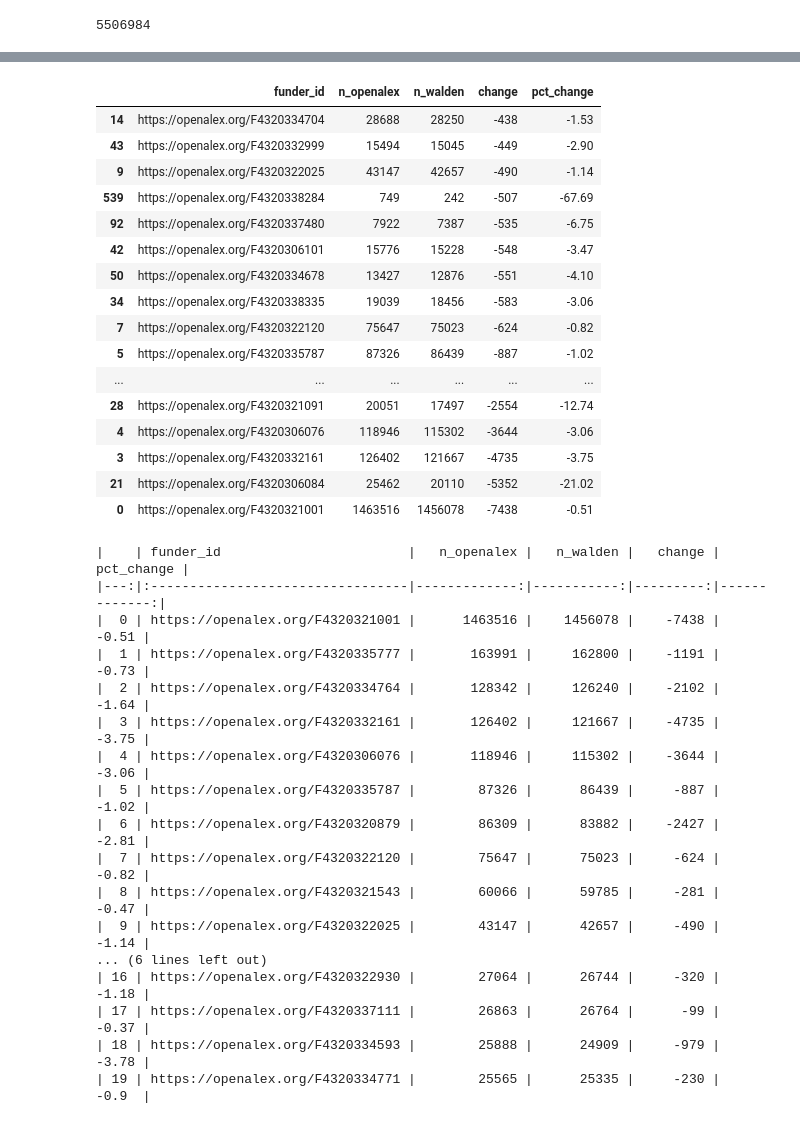
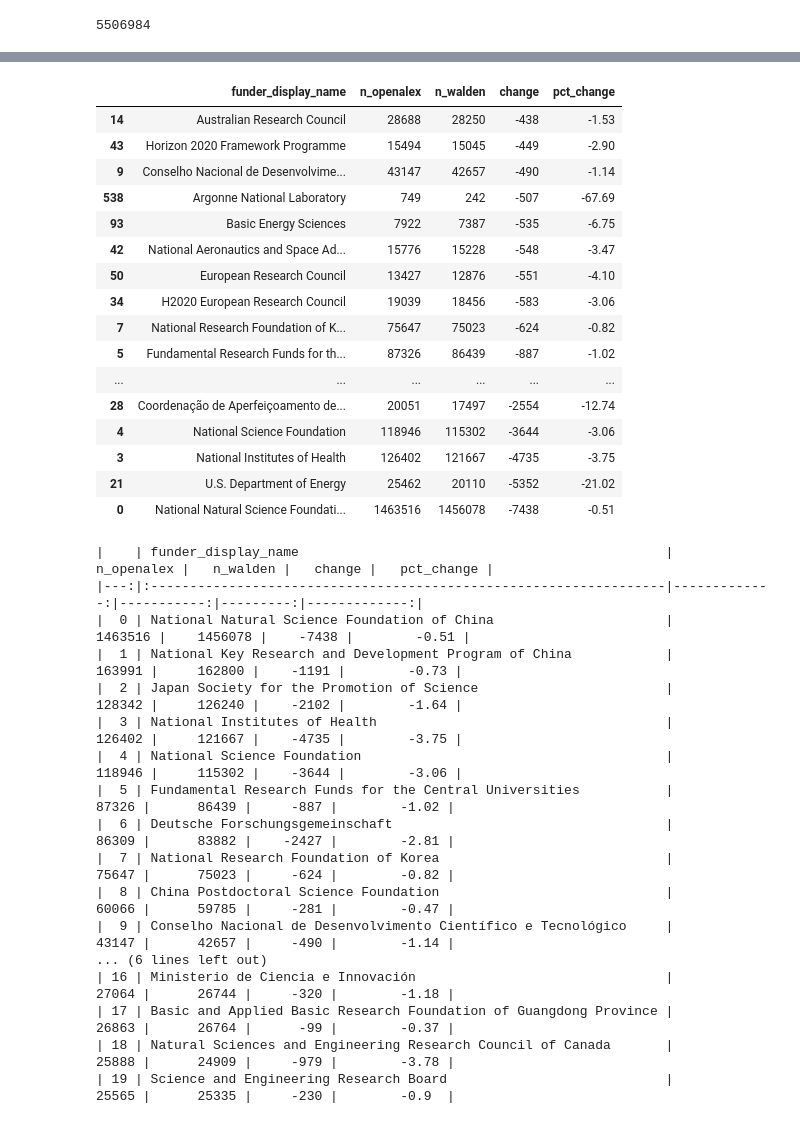
Before and after one commit to naustica/openalex_walden_analysis, a Jupyter notebook: Codebook.ipynb, the cells around one changed output, grey strips where cells are left out. Cells and saved outputs as stored; diff of their text form; code cells hidden in the pictures.

```diff
--- a/Codebook.ipynb
+++ b/Codebook.ipynb
@@ -781,10 +781,10 @@ print(calculate_changes(oal_by_index_all_explode, walden_by_index_all_explode, o
 |  1 | pubmed       |      4572091 |    4451665 |  -120426 | -2.63        |
 # %%
 oal_grants = client.query(f"""
-                           SELECT COUNT(grant.award_id) AS n, grant.funder AS funder_id
+                           SELECT COUNT(grant.award_id) AS n, grant.funder_display_name
                            FROM `subugoe-collaborative.openalex.works`, UNNEST(grants) AS grant
                            WHERE primary_location.source.type = 'journal' AND publication_year BETWEEN 2022 AND 2024 AND (type = 'article' OR type = 'review')
-                           GROUP BY funder
+                           GROUP BY funder_display_name
                            ORDER BY n DESC
                            """).to_dataframe()
 # %%
@@ -809,10 +809,10 @@ oal_grants.n.sum()
 5420652
 # %%
 walden_grants = client.query(f"""
-                               SELECT COUNT(grant.id) AS n, grant.funder_id
+                               SELECT COUNT(grant.id) AS n, grant.funder_display_name
                                FROM {walden_snapshot}, UNNEST(awards) AS grant
                                WHERE primary_location.source.type = 'journal' AND publication_year BETWEEN 2022 AND 2024 AND (type = 'article' OR type = 'review')
-                               GROUP BY funder_id
+                               GROUP BY funder_display_name
                                ORDER BY n DESC
                                """).to_dataframe()
 # %%
@@ -878,40 +878,40 @@ calculate_changes(oal_grants, walden_grants, on='funder_id').sort_values(by=['ch
 # %%
-calculate_changes(oal_grants, walden_grants, on='funder_id').sort_values(by=['change'], ascending=False).tail(20)
+calculate_changes(oal_grants, walden_grants, on='funder_display_name').sort_values(by=['change'], ascending=False).tail(20)
 # %% [output]
-|  | funder_id | n_openalex | n_walden | change | pct_change |
-| 14 | https://openalex.org/F4320334704 | 28688 | 28250 | -438 | -1.53 |
-| 43 | https://openalex.org/F4320332999 | 15494 | 15045 | -449 | -2.90 |
-| 9 | https://openalex.org/F4320322025 | 43147 | 42657 | -490 | -1.14 |
-| 539 | https://openalex.org/F4320338284 | 749 | 242 | -507 | -67.69 |
-| 92 | https://openalex.org/F4320337480 | 7922 | 7387 | -535 | -6.75 |
-| 42 | https://openalex.org/F4320306101 | 15776 | 15228 | -548 | -3.47 |
-| 50 | https://openalex.org/F4320334678 | 13427 | 12876 | -551 | -4.10 |
-| 34 | https://openalex.org/F4320338335 | 19039 | 18456 | -583 | -3.06 |
-| 7 | https://openalex.org/F4320322120 | 75647 | 75023 | -624 | -0.82 |
-| 5 | https://openalex.org/F4320335787 | 87326 | 86439 | -887 | -1.02 |
+|  | funder_display_name | n_openalex | n_walden | change | pct_change |
+| 14 | Australian Research Council | 28688 | 28250 | -438 | -1.53 |
+| 43 | Horizon 2020 Framework Programme | 15494 | 15045 | -449 | -2.90 |
+| 9 | Conselho Nacional de Desenvolvime... | 43147 | 42657 | -490 | -1.14 |
+| 538 | Argonne National Laboratory | 749 | 242 | -507 | -67.69 |
+| 93 | Basic Energy Sciences | 7922 | 7387 | -535 | -6.75 |
+| 42 | National Aeronautics and Space Ad... | 15776 | 15228 | -548 | -3.47 |
+| 50 | European Research Council | 13427 | 12876 | -551 | -4.10 |
+| 34 | H2020 European Research Council | 19039 | 18456 | -583 | -3.06 |
+| 7 | National Research Foundation of K... | 75647 | 75023 | -624 | -0.82 |
+| 5 | Fundamental Research Funds for th... | 87326 | 86439 | -887 | -1.02 |
 | ... | ... | ... | ... | ... | ... |
-| 28 | https://openalex.org/F4320321091 | 20051 | 17497 | -2554 | -12.74 |
-| 4 | https://openalex.org/F4320306076 | 118946 | 115302 | -3644 | -3.06 |
-| 3 | https://openalex.org/F4320332161 | 126402 | 121667 | -4735 | -3.75 |
-| 21 | https://openalex.org/F4320306084 | 25462 | 20110 | -5352 | -21.02 |
-| 0 | https://openalex.org/F4320321001 | 1463516 | 1456078 | -7438 | -0.51 |
+| 28 | Coordenação de Aperfeiçoamento de... | 20051 | 17497 | -2554 | -12.74 |
+| 4 | National Science Foundation | 118946 | 115302 | -3644 | -3.06 |
+| 3 | National Institutes of Health | 126402 | 121667 | -4735 | -3.75 |
+| 21 | U.S. Department of Energy | 25462 | 20110 | -5352 | -21.02 |
+| 0 | National Natural Science Foundati... | 1463516 | 1456078 | -7438 | -0.51 |
 # %%
-print(calculate_changes(oal_grants, walden_grants, on='funder_id').sort_values(by=['n_openalex'], ascending=False).head(20).to_markdown())
+print(calculate_changes(oal_grants, walden_grants, on='funder_display_name').sort_values(by=['n_openalex'], ascending=False).head(20).to_markdown())
 # %% [output]
-|    | funder_id                        |   n_openalex |   n_walden |   change |   pct_change |
-|---:|:---------------------------------|-------------:|-----------:|---------:|-------------:|
-|  0 | https://openalex.org/F4320321001 |      1463516 |    1456078 |    -7438 |        -0.51 |
-|  1 | https://openalex.org/F4320335777 |       163991 |     162800 |    -1191 |        -0.73 |
-|  2 | https://openalex.org/F4320334764 |       128342 |     126240 |    -2102 |        -1.64 |
-|  3 | https://openalex.org/F4320332161 |       126402 |     121667 |    -4735 |        -3.75 |
-|  4 | https://openalex.org/F4320306076 |       118946 |     115302 |    -3644 |        -3.06 |
-|  5 | https://openalex.org/F4320335787 |        87326 |      86439 |     -887 |        -1.02 |
-|  6 | https://openalex.org/F4320320879 |        86309 |      83882 |    -2427 |        -2.81 |
-|  7 | https://openalex.org/F4320322120 |        75647 |      75023 |     -624 |        -0.82 |
-|  8 | https://openalex.org/F4320321543 |        60066 |      59785 |     -281 |        -0.47 |
-|  9 | https://openalex.org/F4320322025 |        43147 |      42657 |     -490 |        -1.14 |
+|    | funder_display_name                                               |   n_openalex |   n_walden |   change |   pct_change |
+|---:|:------------------------------------------------------------------|-------------:|-----------:|---------:|-------------:|
+|  0 | National Natural Science Foundation of China                      |      1463516 |    1456078 |    -7438 |        -0.51 |
+|  1 | National Key Research and Development Program of China            |       163991 |     162800 |    -1191 |        -0.73 |
+|  2 | Japan Society for the Promotion of Science                        |       128342 |     126240 |    -2102 |        -1.64 |
+|  3 | National Institutes of Health                                     |       126402 |     121667 |    -4735 |        -3.75 |
+|  4 | National Science Foundation                                       |       118946 |     115302 |    -3644 |        -3.06 |
+|  5 | Fundamental Research Funds for the Central Universities           |        87326 |      86439 |     -887 |        -1.02 |
+|  6 | Deutsche Forschungsgemeinschaft                                   |        86309 |      83882 |    -2427 |        -2.81 |
+|  7 | National Research Foundation of Korea                             |        75647 |      75023 |     -624 |        -0.82 |
+|  8 | China Postdoctoral Science Foundation                             |        60066 |      59785 |     -281 |        -0.47 |
+|  9 | Conselho Nacional de Desenvolvimento Científico e Tecnológico     |        43147 |      42657 |     -490 |        -1.14 |
 ... (6 lines left out)
-| 16 | https://openalex.org/F4320322930 |        27064 |      26744 |     -320 |        -1.18 |
-| 17 | https://openalex.org/F4320337111 |        26863 |      26764 |      -99 |        -0.37 |
-| 18 | https://openalex.org/F4320334593 |        25888 |      24909 |     -979 |        -3.78 |
-| 19 | https://openalex.org/F4320334771 |        25565 |      25335 |     -230 |        -0.9  |
+| 16 | Ministerio de Ciencia e Innovación                                |        27064 |      26744 |     -320 |        -1.18 |
+| 17 | Basic and Applied Basic Research Foundation of Guangdong Province |        26863 |      26764 |      -99 |        -0.37 |
+| 18 | Natural Sciences and Engineering Research Council of Canada       |        25888 |      24909 |     -979 |        -3.78 |
+| 19 | Science and Engineering Research Board                            |        25565 |      25335 |     -230 |        -0.9  |
```
Also changed, not shown: parts of 4 cells of this notebook, 1 other file.
